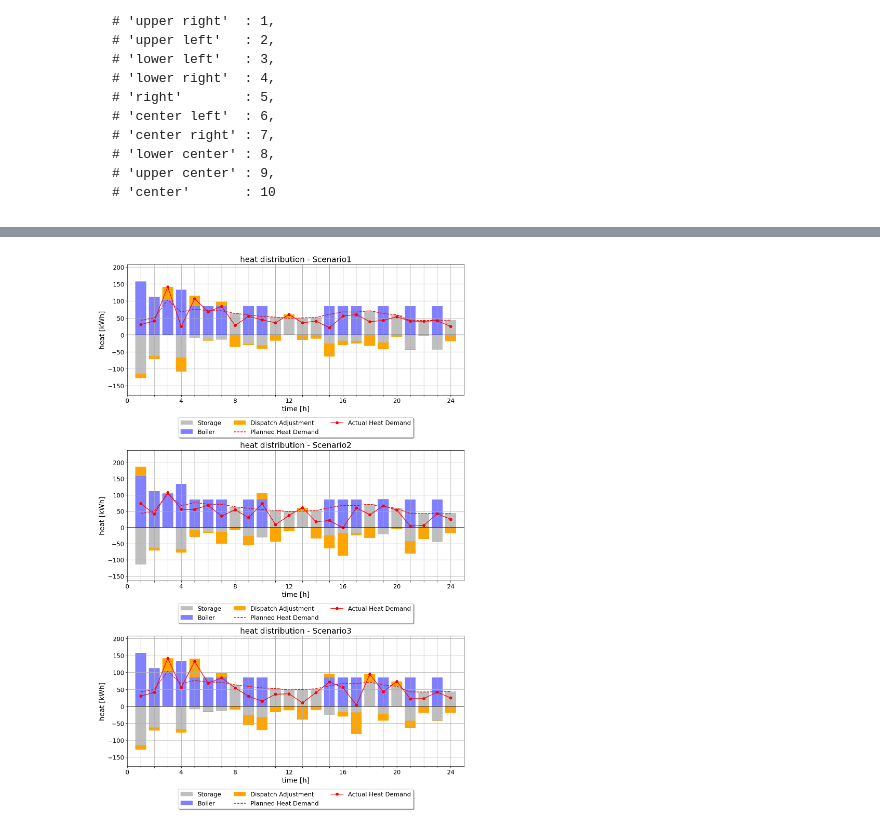
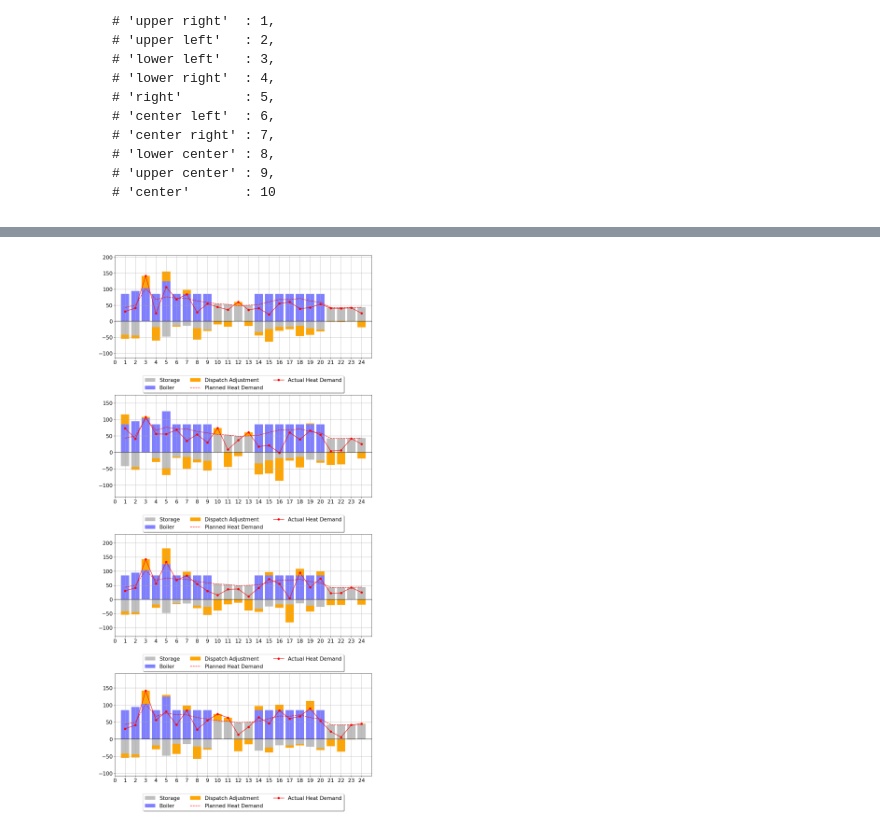
Before and after one commit to 0815Paul/SPMA, a Jupyter notebook: postprocessing/postprocessing.ipynb, the cells around one changed output, grey strips where cells are left out. Saved outputs shown, nothing was run; the diff lists cells and outputs as text; code cells hidden in the pictures.

```diff
--- a/postprocessing/postprocessing.ipynb
+++ b/postprocessing/postprocessing.ipynb
@@ -314,16 +380,16 @@ import cmasher as cmr
 
 
 # Use the index of the DataFrame as time (hours)
-hours = combinded_df.index
+hours = df_deterministic_day.index
 
 # Extract the data
-chp1 = combinded_df['Scenario1.chp1.heat']
-chp2 = combinded_df['Scenario1.chp2.heat']
-boiler = combinded_df['Scenario1.boiler1.heat']
-storage_in = -combinded_df['Scenario1.heat_storage1.heat_charge']  # Negative for charging operations
-storage_out = combinded_df['Scenario1.heat_storage1.heat_discharge']  # Positive for discharging
+chp1 = df_deterministic_day['chp1.heat']
+chp2 = df_deterministic_day['chp2.heat']
+boiler = df_deterministic_day['boiler1.heat']
+storage_in = -df_deterministic_day['heat_storage1.heat_charge']  # Negative for charging operations
+storage_out = df_deterministic_day['heat_storage1.heat_discharge']  # Positive for discharging
 storage = storage_in + storage_out  # Net storage flow
-hd = combinded_df['Scenario1.heat_demand']  # Heat demand (line plot)
+hd = df_deterministic_day['heat_demand']  # Heat demand (line plot)
 
 # Create the figure and axis
 fig, ax = plt.subplots(figsize=(12, 6), dpi=120)
@@ -378,14 +444,16 @@ ax.axhline(0, color='black', linewidth=1)
 
 # Set axis labels and title
 # Set Axis Properties
-set_axis_properties(ax, 'heat distribution', 'heat [kWh]', 'time [h]', fontsize_title, fontsize_label)
+
 
 # Adjust the grid, ticks, and axis limits
 ax.grid(True)
-ax.set_xticks(np.arange(0, 25, 1))  # X-axis with hours
+ax.set_xticks(np.arange(0, 25, 4))  # X-axis with hours
 ax.set_xlim([0, 25])  # Set the X range
 ax.set_ylim([neg_bottom.min() - 50, pos_bottom.max() + 50])  # Adjust Y range based on data
 ax.tick_params(axis='both', labelsize=fontsize_ticks)
+ax.set_ylabel("heat [kW]", fontsize=fontsize_label)
+ax.set_xlabel("time [h]", fontsize=fontsize_label)
 
 # Add the legend
 ax.legend(handles, labels, loc='upper center', bbox_to_anchor=(0.5, -0.1),
@@ -414,16 +590,16 @@ import numpy as np
 import cmasher as cmr
 
 # Use the index of the DataFrame as time (hours)
-hours = combinded_df.index
+hours = df_stochastic_day.index
 
 # Extract the first-stage data (common across scenarios)
-chp1 = combinded_df['Scenario1.chp1.heat']
-chp2 = combinded_df['Scenario1.chp2.heat']
-boiler = combinded_df['Scenario1.boiler1.heat']
-storage_in = -combinded_df['Scenario1.heat_storage1.heat_charge']  # Negative for charging operations
-storage_out = combinded_df['Scenario1.heat_storage1.heat_discharge']  # Positive for discharging
+chp1 = df_stochastic_day['Scenario1.chp1.heat']
+chp2 = df_stochastic_day['Scenario1.chp2.heat']
+boiler = df_stochastic_day['Scenario1.boiler1.heat']
+storage_in = -df_stochastic_day['Scenario1.heat_storage1.heat_charge']  # Negative for charging operations
+storage_out = df_stochastic_day['Scenario1.heat_storage1.heat_discharge']  # Positive for discharging
 storage = storage_in + storage_out  # Net storage flow
-planned_hd = combinded_df['Scenario1.heat_demand']  # Planned heat demand
+planned_hd = df_stochastic_day['Scenario1.heat_demand']  # Planned heat demand
 
 # Components for first-stage plot
 first_stage_components = [
@@ -434,7 +610,7 @@ first_stage_components = [
 ]
 
 # Number of scenarios
-scenarios = ['Scenario1', 'Scenario2', 'Scenario3']  # Add more scenarios as needed
+scenarios = ['Scenario1', 'Scenario2', 'Scenario3', 'Scenario4']  # Add more scenarios as needed
 
 # Set up the figure with subplots
 fig, axes = plt.subplots(nrows=len(scenarios), ncols=1, figsize=(12, 6 * len(scenarios)), dpi=120)
@@ -445,10 +621,9 @@ if len(scenarios) == 1:
 
 for ax, scenario in zip(axes, scenarios):
     # Extract second-stage data for the scenario
-    dispatch = combinded_df[f'{scenario}.heat_storage1.dispatch']  # Net dispatch
-    dispatch_charge = -combinded_df[f'{scenario}.heat_storage1.dispatch_delta_heat_charge']  # Negative for charging
-    dispatch_discharge = combinded_df[f'{scenario}.heat_storage1.dispatch_delta_heat_discharge']  # Positive for discharging
-    actual_hd = combinded_df[f'{scenario}.heat_demand_scenario']  # Actual heat demand for the scenario
+    dispatch_charge = -df_stochastic_day[f'{scenario}.heat_storage1.dispatch_heat_charge']  # Negative for charging
+    dispatch_discharge = df_stochastic_day[f'{scenario}.heat_storage1.dispatch_heat_discharge']  # Positive for discharging
+    actual_hd = df_stochastic_day[f'{scenario}.heat_demand_scenario']  # Actual heat demand for the scenario
 
     # Initialize cumulative sums for stacking
     pos_bottom = np.zeros(len(hours))
@@ -496,32 +671,32 @@ for ax, scenario in zip(axes, scenarios):
         neg_bottom += dispatch_neg
 
     # Plot planned and actual heat demand
     line_planned, = ax.plot(hours, planned_hd, label='Planned Heat Demand', color='red', linestyle='--')
     line_actual, = ax.plot(hours, actual_hd, label='Actual Heat Demand', color='red', marker='o')
     handles.extend([line_planned, line_actual])
     labels.extend(['Planned Heat Demand', 'Actual Heat Demand'])
 
     # Add horizontal line at y=0
     ax.axhline(0, color='black', linewidth=1)
 
     # Set axis labels and title
-    set_axis_properties(ax, f'heat distribution - {scenario}', 'heat [kWh]', 'time [h]', fontsize_title, fontsize_label)
+
 
     # Adjust the grid, ticks, and axis limits
     ax.grid(True)
     ax.set_xticks(np.arange(0, 25, 1))  # X-axis with hours
     ax.set_xlim([0, 25])  # Set the X range
     y_min = min(neg_bottom.min(), dispatch_neg.min(), -50)
     y_max = max(pos_bottom.max(), dispatch_pos.max(), 50)
     ax.set_ylim([y_min - 50, y_max + 50])  # Adjust Y range based on data
     ax.tick_params(axis='both', labelsize=fontsize_ticks)
 
     # Add the legend
     ax.legend(handles, labels, loc='upper center', bbox_to_anchor=(0.5, -0.15),
               fancybox=True, shadow=True, ncol=3, fontsize=fontsize_ticks)
 
 # Adjust layout to prevent overlap
 plt.tight_layout()
 plt.show()
 # %% [output]
-[figure, old version]
+[figure, new version]
```
Also changed, not shown: parts of 24 cells of this notebook, 42 other files.
